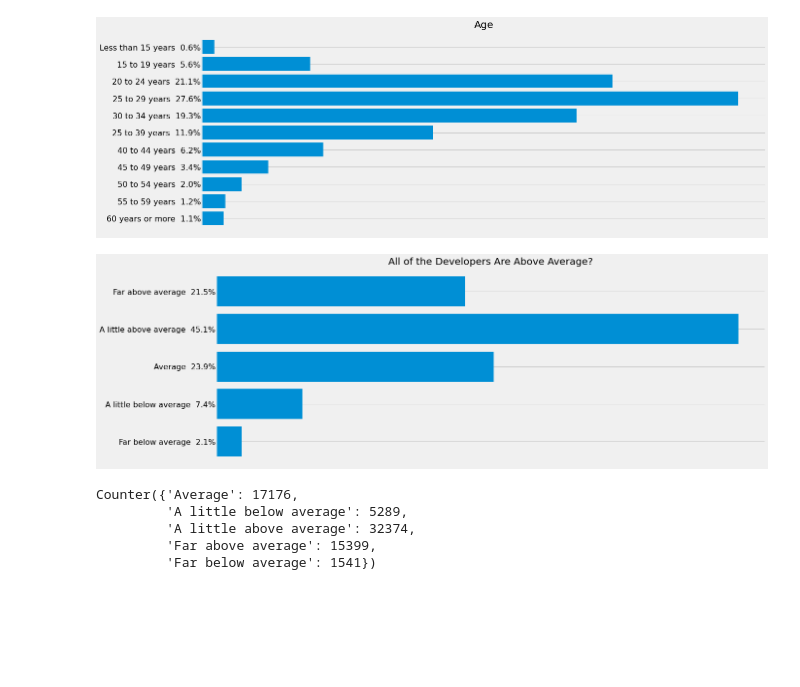
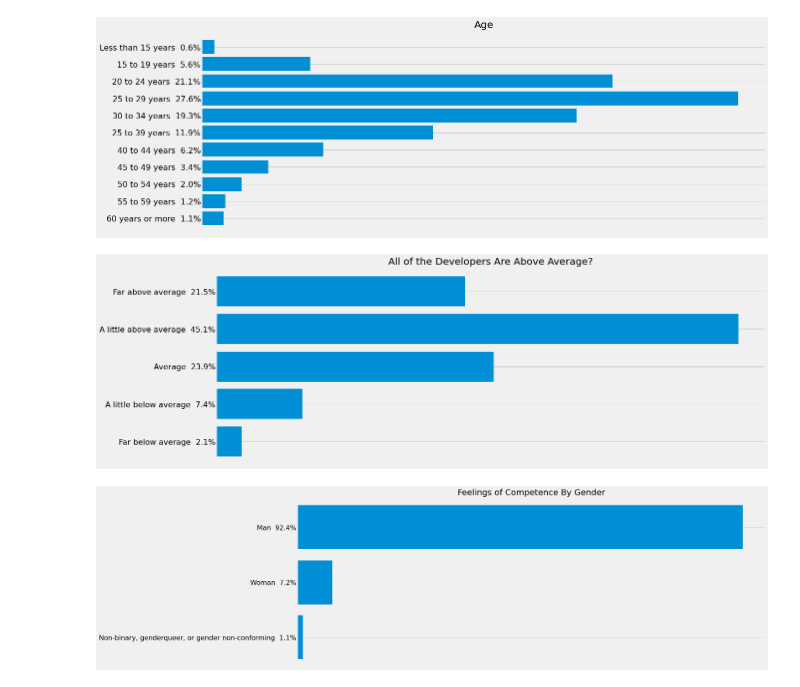
Before and after one commit to qristinius/Stackoverflow-Survey-2019, a Jupyter notebook: dev_survey_results_2019.ipynb, the cells around one changed output. Cells and saved outputs as stored; diff of their text form; code cells hidden in the pictures; blank space fills up the shorter version.

```diff
--- a/dev_survey_results_2019.ipynb
+++ b/dev_survey_results_2019.ipynb
@@ -797,11 +797,19 @@ for i in key_Phrases:
 
 
 Build_Barh_sizes(key_Phrases, Quantity, if_above_average, "fivethirtyeight", False , (18,7), "All of the Developers Are Above Average?")
-Counter(if_above_average)
 # %% [output]
 [figure]
-Counter({'Average': 17176,
-         'A little below average': 5289,
-         'A little above average': 32374,
-         'Far above average': 15399,
-         'Far below average': 1541})
+# %%
+gender = data ["Gender"]
+gender.dropna(inplace = True )
+
+gender_competence  = data[(gender  != "NaN")  & ((data ["ImpSyn"] == "Far above average") | (data ["ImpSyn"] == "A little above average") | (data ["ImpSyn"] == "Average") )]
+Gender_competence = gender_competence["Gender"]
+
+Gender_competence = Gender_competence.str.split(";")
+
+list_sorter_counter(Gender_competence)
+
+Build_Barh_sizes(key_Phrases, Quantity, Gender_competence, "fivethirtyeight", False , (18,7), "Feelings of Competence By Gender")
+# %% [output]
+[figure, added]
```
Also changed, not shown: parts of 9 cells of this notebook.
